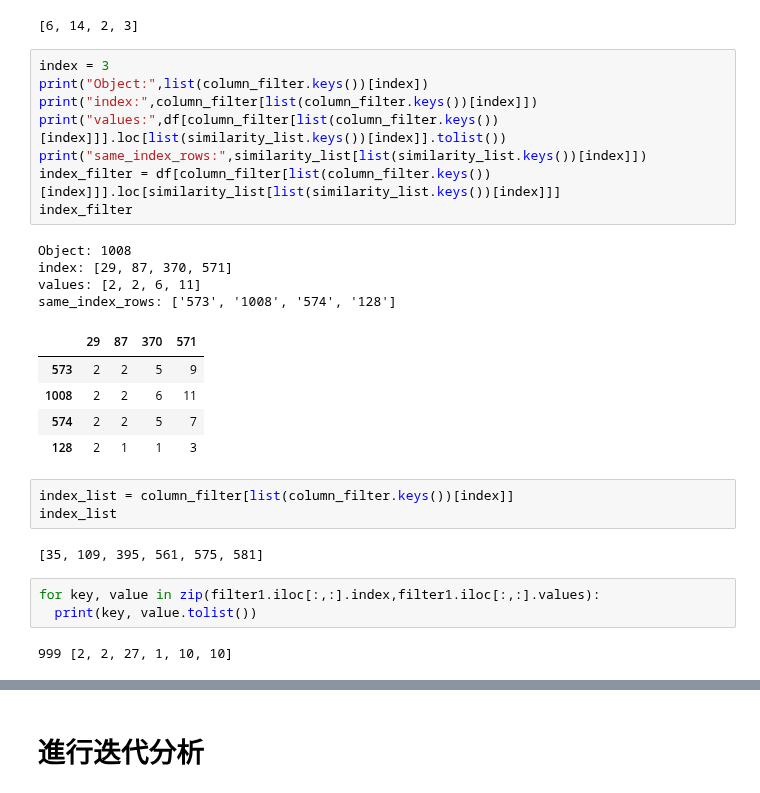
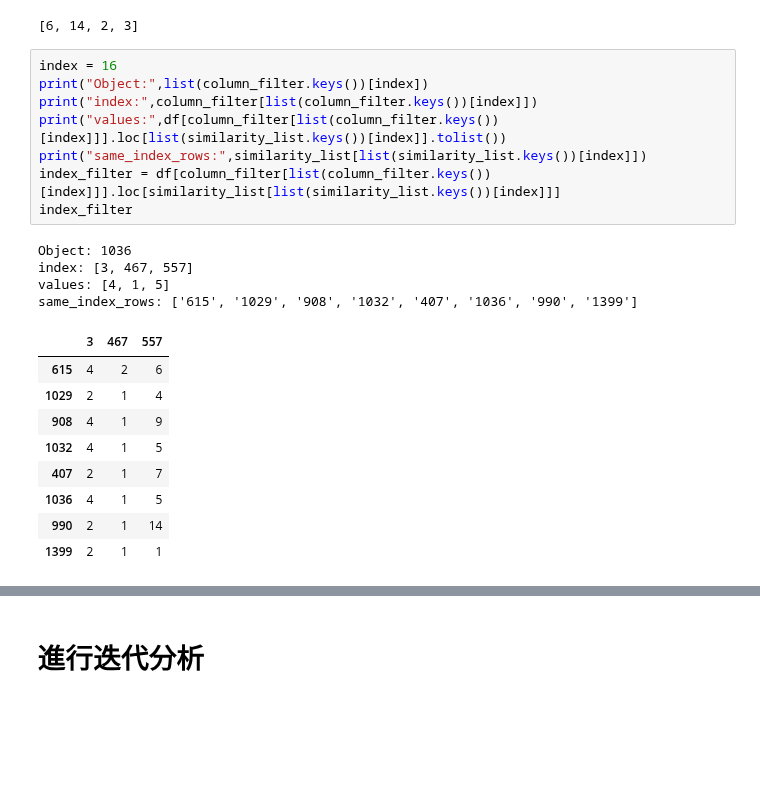
Before and after one commit to kk25gb/AIdea-project-file, a Jupyter notebook: Indexer.ipynb, the cells around one changed output, grey strips where cells are left out. Cells and saved outputs as stored; diff of their text form; blank space fills up the shorter version.

```diff
--- a/Indexer.ipynb
+++ b/Indexer.ipynb
@@ -33,30 +33,24 @@ object_list.iloc[:].tolist()
 # %% [output]
 [6, 14, 2, 3]
 # %%
-index = 3
+index = 16
 print("Object:",list(column_filter.keys())[index])
 print("index:",column_filter[list(column_filter.keys())[index]])
 print("values:",df[column_filter[list(column_filter.keys())[index]]].loc[list(similarity_list.keys())[index]].tolist())
 print("same_index_rows:",similarity_list[list(similarity_list.keys())[index]])
 index_filter = df[column_filter[list(column_filter.keys())[index]]].loc[similarity_list[list(similarity_list.keys())[index]]]
 index_filter
 # %% [output]
-Object: 1008
-index: [29, 87, 370, 571]
-values: [2, 2, 6, 11]
-same_index_rows: ['573', '1008', '574', '128']
+Object: 1036
+index: [3, 467, 557]
+values: [4, 1, 5]
+same_index_rows: ['615', '1029', '908', '1032', '407', '1036', '990', '1399']
-|  | 29 | 87 | 370 | 571 |
-| 573 | 2 | 2 | 5 | 9 |
-| 1008 | 2 | 2 | 6 | 11 |
-| 574 | 2 | 2 | 5 | 7 |
-| 128 | 2 | 1 | 1 | 3 |
+|  | 3 | 467 | 557 |
+| 615 | 4 | 2 | 6 |
+| 1029 | 2 | 1 | 4 |
+| 908 | 4 | 1 | 9 |
+| 1032 | 4 | 1 | 5 |
+| 407 | 2 | 1 | 7 |
+| 1036 | 4 | 1 | 5 |
+| 990 | 2 | 1 | 14 |
+| 1399 | 2 | 1 | 1 |
-# %%
-index_list = column_filter[list(column_filter.keys())[index]]
-index_list
-# %% [output]
-[35, 109, 395, 561, 575, 581]
-# %%
-for key, value in zip(filter1.iloc[:,:].index,filter1.iloc[:,:].values):
-  print(key, value.tolist())
-# %% [output]
-999 [2, 2, 27, 1, 10, 10]
```
Also changed, not shown: parts of 3 cells of this notebook.
